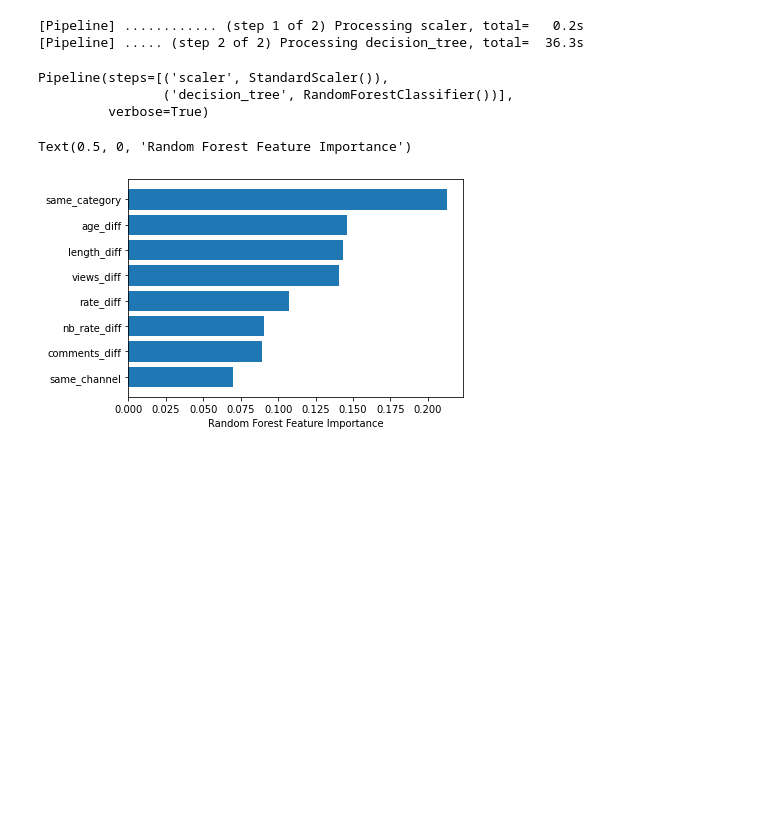
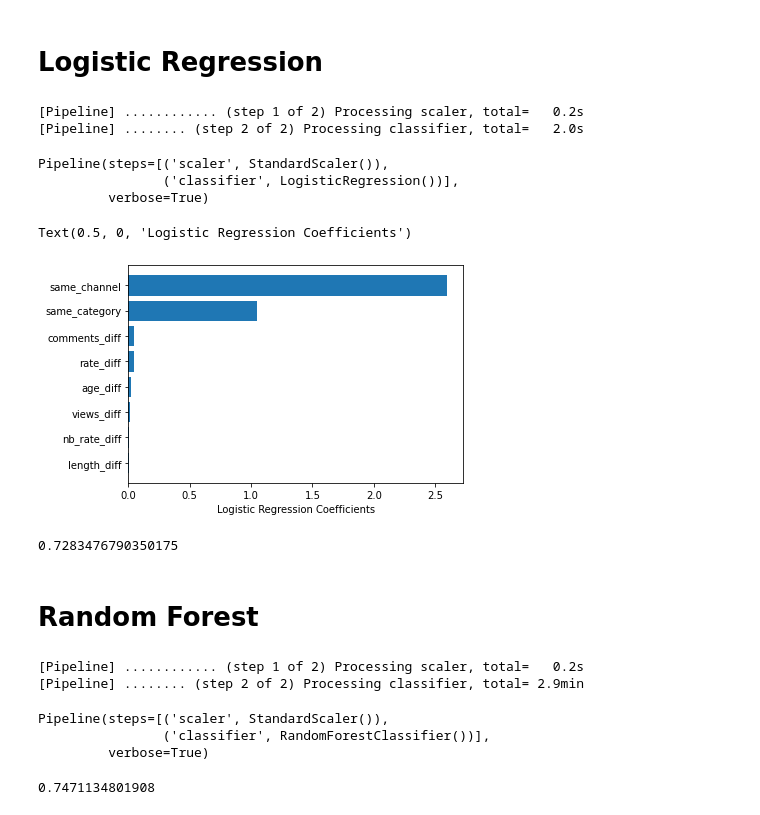
Before and after one commit to caterinaconz/youtube-network-analysis, a Jupyter notebook: modeling.ipynb, the cells around one changed output. Drawn from its saved outputs; the diff is of its cells as text; code cells hidden in the pictures; blank space fills up the shorter version.

```diff
--- a/modeling.ipynb
+++ b/modeling.ipynb
@@ -17,22 +39,28 @@ x_test = test_df.drop("y", axis=1)
+# %% [markdown]
+# Logistic Regression
 # %%
 pipeline = Pipeline([
     ('scaler', StandardScaler()),
-    ('decision_tree', RandomForestClassifier())],
+    ('classifier', LogisticRegression())],
     verbose = True)
 # %%
 pipeline.fit(x_train, y_train)
 # %% [output]
 [Pipeline] ............ (step 1 of 2) Processing scaler, total=   0.2s
-[Pipeline] ..... (step 2 of 2) Processing decision_tree, total=  36.3s
+[Pipeline] ........ (step 2 of 2) Processing classifier, total=   2.0s
 Pipeline(steps=[('scaler', StandardScaler()),
-                ('decision_tree', RandomForestClassifier())],
+                ('classifier', LogisticRegression())],
          verbose=True)
 # %%
-sorted_idx = pipeline["decision_tree"].feature_importances_.argsort()
-plt.barh(x_train.columns[sorted_idx], pipeline["decision_tree"].feature_importances_[sorted_idx])
-plt.xlabel("Random Forest Feature Importance")
+sorted_idx = pipeline["classifier"].coef_.ravel().argsort()
+plt.barh(x_train.columns[sorted_idx], pipeline["classifier"].coef_.ravel()[sorted_idx])
+plt.xlabel("Logistic Regression Coefficients")
 # %% [output]
-Text(0.5, 0, 'Random Forest Feature Importance')
+Text(0.5, 0, 'Logistic Regression Coefficients')
-[figure, old version]
+[figure, new version]
 # %%
 print(f1_score(y_test, pipeline.predict(x_test)))
+# %% [output]
+0.7283476790350175
+# %% [markdown]
+# Random Forest
@@ -38,0 +72,12 @@ print(f1_score(y_test, pipeline.predict(x_test)))
+# %%
+pipeline.fit(x_train, y_train)
+# %% [output]
+[Pipeline] ............ (step 1 of 2) Processing scaler, total=   0.2s
+[Pipeline] ........ (step 2 of 2) Processing classifier, total= 2.9min
+Pipeline(steps=[('scaler', StandardScaler()),
+                ('classifier', RandomForestClassifier())],
+         verbose=True)
+# %%
+print(f1_score(y_test, pipeline.predict(x_test)))
+# %% [output]
+0.7471134801908
```
Also changed, not shown: parts of 6 cells of this notebook, 1 other file.
